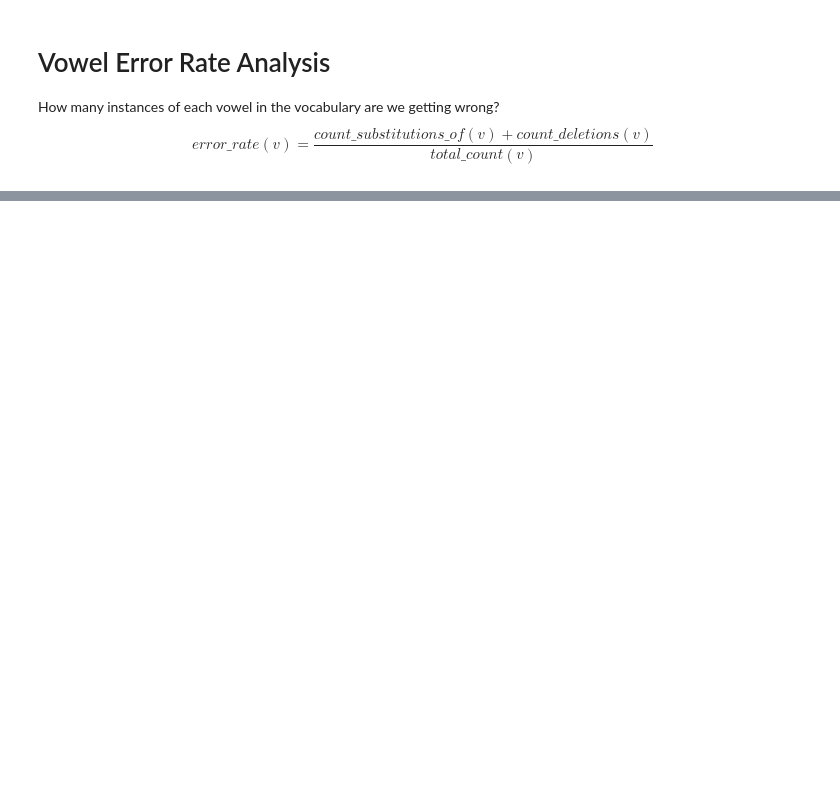
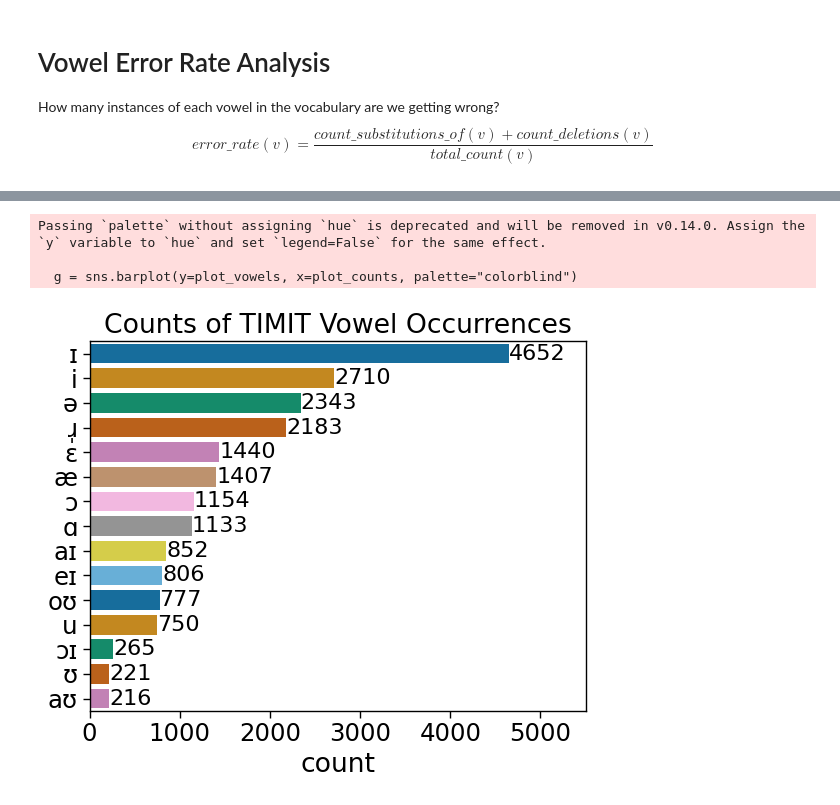
Before and after one commit to UMassCDS/wav2ipa, a Jupyter notebook: notebooks/amp_presentation/timit_evaluation_analysis_test_set_only_with_post_processing.ipynb, the cells around one changed output, grey strips where cells are left out. Saved outputs shown, nothing was run; the diff lists cells and outputs as text; code cells hidden in the pictures; blank space fills up the shorter version.

```diff
--- a/notebooks/amp_presentation/timit_evaluation_analysis_test_set_only_with_post_processing.ipynb
+++ b/notebooks/amp_presentation/timit_evaluation_analysis_test_set_only_with_post_processing.ipynb
@@ -161,12 +284,25 @@ for bar in g.containers:
 # Vowel Error Rate Analysis
 How many instances of each vowel in the vocabulary are we getting wrong?
 $$ error\_rate(v) = \frac{count\_substitutions\_of(v) + count\_deletions(v)}{total\_count(v)}$$
-# %%
-gold_transcription_df = pd.read_csv(GOLD_TRANSCRIPTIONS_CSV)
-gold_transcription_df["filename"] = gold_transcription_df["audio_filename"].str.lower()
-gold_transcription_df["ipa_transcription"] = gold_transcription_df["ipa_transcription"].str.replace("ɝ", "ɹ̩")
-vowel_counts = Counter()
-for vowel in TIMIT_VOWELS + TIMIT_DIPHTHONGS:
-    vowel_counts[vowel] += gold_transcription_df["ipa_transcription"].apply(lambda x: x.split().count(vowel)).sum()
-
-vowel_counts
+# %%
+# Determine token sent and vowel and consonant counts
+timit_phones = set(phonecode_tables._timit2ipa.values()) - set(phonecode_tables.TIMIT_IPA_TO_TIMIT_BUCKEYE_SHARED.keys())
+potential_consonants = (timit_phones - set(TIMIT_VOWELS)) - set(TIMIT_DIPHTHONGS)
+print(potential_consonants)
+
+true_token_counts = EVALUATOR._true_token_counts["ginic_full_dataset_train_1_wav2vec2-large-xlsr-53-buckeye-ipa"]
+vowel_counts = Counter()
+for vowel in TIMIT_VOWELS + TIMIT_DIPHTHONGS:
+    c = true_token_counts[vowel]
+    if c > 0:
+        vowel_counts[vowel] = c
+print("Vowel counts:", vowel_counts)
+
+cons_counts = Counter()
+for cons in potential_consonants:
+    c = true_token_counts[cons]
+    if c > 0:
+        cons_counts[cons] = c
+
+TIMIT_CONSONANTS = list(cons_counts.keys())
+print("Consonant counts:", cons_counts)
@@ -173,9 +313,14 @@ vowel_counts
 # %%
 # Simple bar chart of vowel counts
 plot_vowels, plot_counts = zip(*vowel_counts.most_common())
 g = sns.barplot(y=plot_vowels, x=plot_counts, palette="colorblind")
-g.set_xlim(0, 13500)
+g.set_xlim(0, 5500)
 g.set_xlabel("count")
 g.set(title="Counts of TIMIT Vowel Occurrences")
 for bar in g.containers:
     g.bar_label(bar, fontsize='small')
+# %% [output]
+Passing `palette` without assigning `hue` is deprecated and will be removed in v0.14.0. Assign the `y` variable to `hue` and set `legend=False` for the same effect.
+
+  g = sns.barplot(y=plot_vowels, x=plot_counts, palette="colorblind")
+[figure, added]
```
Also changed, not shown: parts of 30 cells of this notebook, 3 other files.
